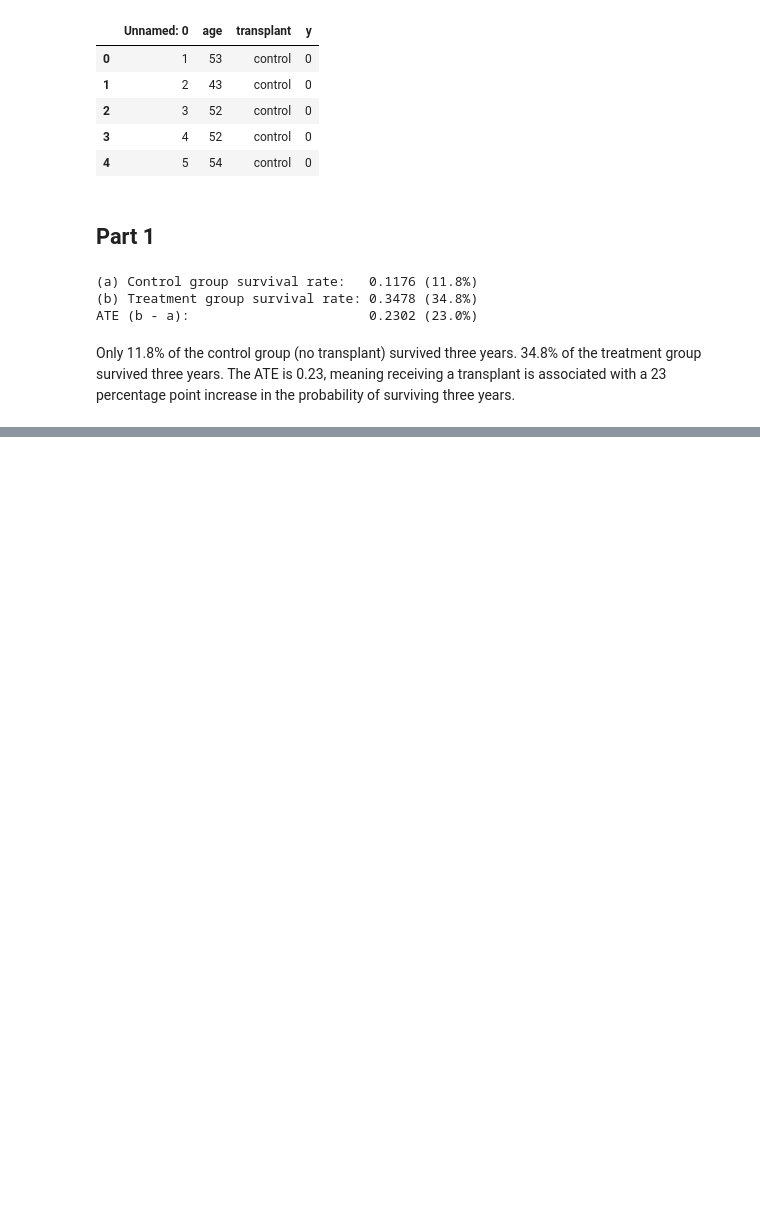
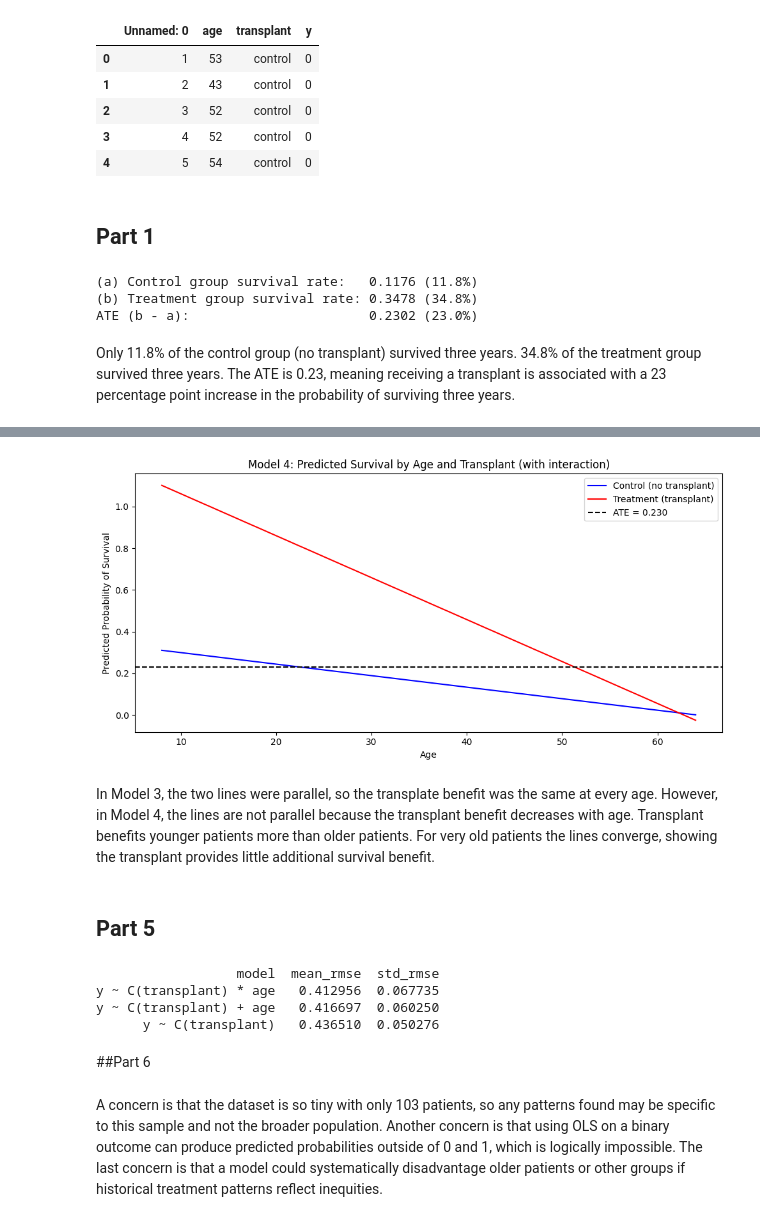
Before and after one commit to lydialeelee/undergrad_ml_assignments, a Jupyter notebook: 03_assignment_linear_models.ipynb, the cells around one changed output, grey strips where cells are left out. Cells and saved outputs as stored; diff of their text form; code cells hidden in the pictures; blank space fills up the shorter version.

```diff
--- a/03_assignment_linear_models.ipynb
+++ b/03_assignment_linear_models.ipynb
@@ -565,0 +661,4 @@ Only 11.8% of the control group (no transplant) survived three years. 34.8% of t
+# %%
+#4
+model4 = smf.ols('y ~ C(transplant) * age', data=heart).fit()
+print(model4.summary())
@@ -565,0 +683,56 @@ Only 11.8% of the control group (no transplant) survived three years. 34.8% of t
+# %%
+# Plot predicted probability with interaction
+pred_control['pred4']   = model4.predict(pred_control)
+pred_treatment['pred4'] = model4.predict(pred_treatment)
+
+fig, ax = plt.subplots(figsize=(10, 5))
+ax.plot(age_range, pred_control['pred4'],   label='Control (no transplant)', color='blue')
+ax.plot(age_range, pred_treatment['pred4'], label='Treatment (transplant)',   color='red')
+ax.axhline(y=ate, color='black', linestyle='--', label=f'ATE = {ate:.3f}')
+ax.set_xlabel('Age')
+ax.set_ylabel('Predicted Probability of Survival')
+ax.set_title('Model 4: Predicted Survival by Age and Transplant (with interaction)')
+ax.legend()
+plt.tight_layout()
+plt.show()
+# %% [output]
+[figure, added]
+# %% [markdown]
+In Model 3, the two lines were parallel, so the transplate benefit was the same at every age. However, in Model 4, the lines are not parallel because the transplant benefit decreases with age. Transplant benefits younger patients more than older patients. For very old patients the lines converge, showing the transplant provides little additional survival benefit.
+# %% [markdown]
+## Part 5
+# %%
+#5
+def rmse_cv(formula, data, k=10):
+    kf = KFold(n_splits=k, shuffle=True, random_state=42)
+    rmses = []
+    for train_idx, test_idx in kf.split(data):
+        train = data.iloc[train_idx]
+        test  = data.iloc[test_idx]
+        fit   = smf.ols(formula, data=train).fit()
+        preds = fit.predict(test)
+        rmse  = np.sqrt(np.mean((test['y'] - preds)**2))
+        rmses.append(rmse)
+    return np.mean(rmses), np.std(rmses)
+
+formulas = [
+    'y ~ C(transplant)',
+    'y ~ C(transplant) + age',
+    'y ~ C(transplant) * age'
+]
+
+cv_results = pd.DataFrame([
+    {'model': f, 'mean_rmse': rmse_cv(f, heart)[0], 'std_rmse': rmse_cv(f, heart)[1]}
+    for f in formulas
+]).sort_values('mean_rmse')
+
+print(cv_results.to_string(index=False))
+# %% [output]
+                  model  mean_rmse  std_rmse
+y ~ C(transplant) * age   0.412956  0.067735
+y ~ C(transplant) + age   0.416697  0.060250
+      y ~ C(transplant)   0.436510  0.050276
+# %% [markdown]
+##Part 6
+# %% [markdown]
+A concern is that the dataset is so tiny with only 103 patients, so any patterns found may be specific to this sample and not the broader population. Another concern is that using OLS on a binary outcome can produce predicted probabilities outside of 0 and 1, which is logically impossible. The last concern is that a model could systematically disadvantage older patients or other groups if historical treatment patterns reflect inequities.
```
Also changed, not shown: parts of 17 cells of this notebook.
